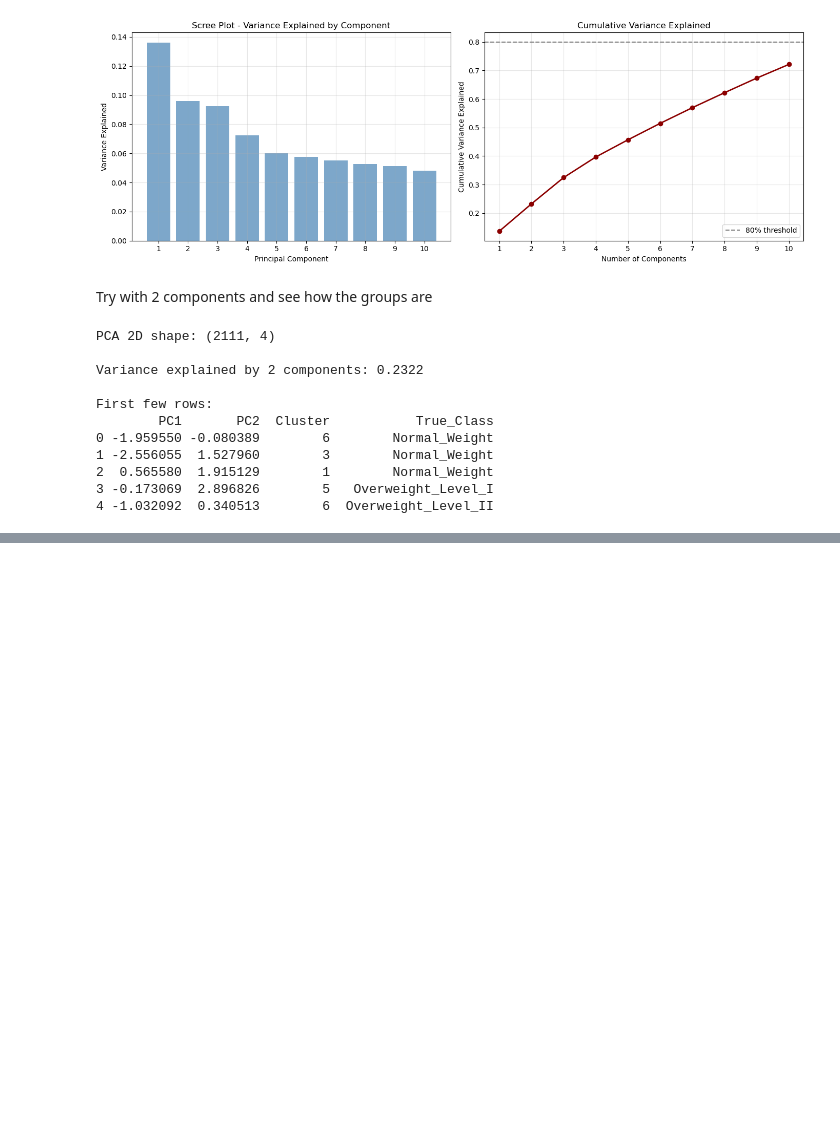
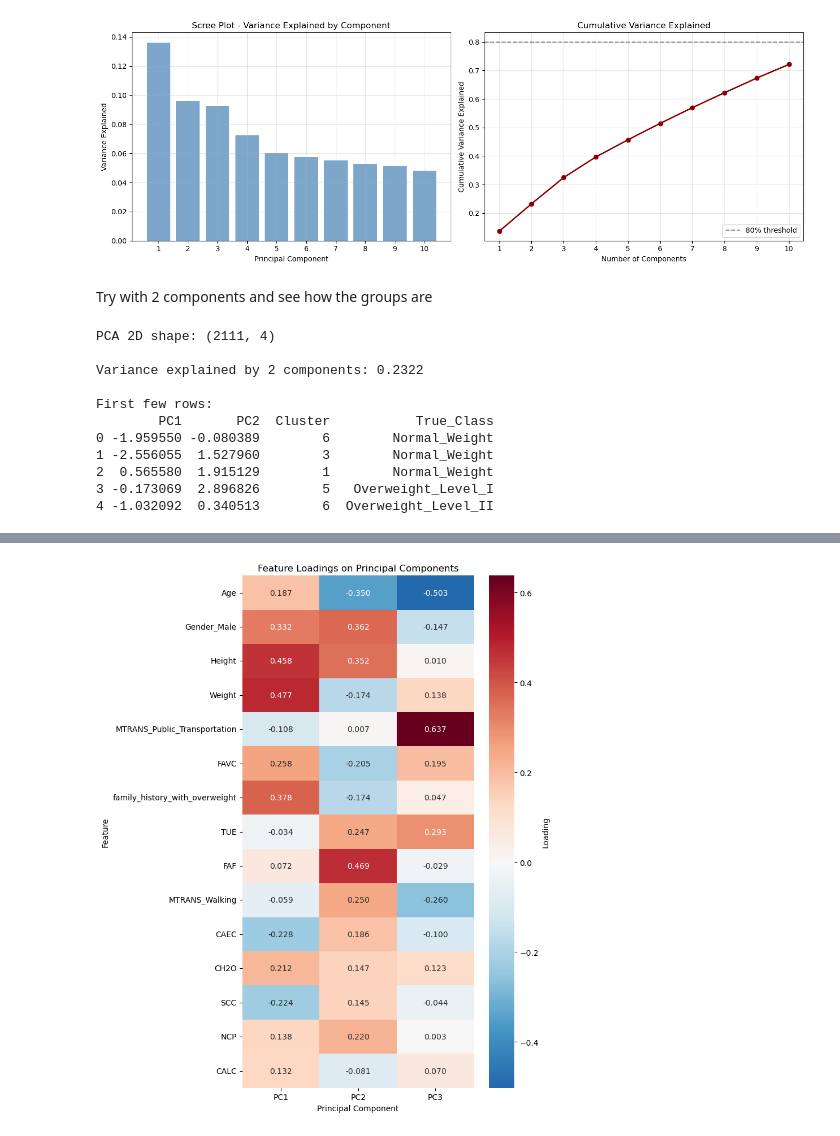
Before and after one commit to r-leeper/scu_obesity_assignment, a Jupyter notebook: cs818_assignment_unsupervised.ipynb, the cells around one changed output, grey strips where cells are left out. Drawn from its saved outputs; the diff is of its cells as text; code cells hidden in the pictures; blank space fills up the shorter version.

```diff
--- a/cs818_assignment_unsupervised.ipynb
+++ b/cs818_assignment_unsupervised.ipynb
@@ -487,0 +529,15 @@ plt.show()
+# %%
+# Get component loadings (feature contributions to PCs)
+components_df = pd.DataFrame(
+    pca_3d.components_.T,
+    columns=['PC1', 'PC2', 'PC3'],
+    index=feature_cols
+)
+
+# Sort by absolute contribution to each PC
+print("Top features contributing to PC1:")
+print(components_df['PC1'].abs().sort_values(ascending=False).head(10))
+print("\nTop features contributing to PC2:")
+print(components_df['PC2'].abs().sort_values(ascending=False).head(10))
+print("\nTop features contributing to PC3:")
+print(components_df['PC3'].abs().sort_values(ascending=False).head(10))
@@ -487,0 +562,17 @@ plt.show()
+# %%
+# Create heatmap of component loadings
+fig, ax = plt.subplots(figsize=(8, 10))
+
+# Get top 15 features by total contribution
+top_features = components_df.abs().sum(axis=1).sort_values(ascending=False).head(15).index
+loadings_subset = components_df.loc[top_features, ['PC1', 'PC2', 'PC3']]
+
+sns.heatmap(loadings_subset, annot=True, fmt='.3f', cmap='RdBu_r', center=0,
+            cbar_kws={'label': 'Loading'}, ax=ax)
+ax.set_title('Feature Loadings on Principal Components')
+ax.set_xlabel('Principal Component')
+ax.set_ylabel('Feature')
+plt.tight_layout()
+plt.show()
+# %% [output]
+[figure, added]
```
Also changed, not shown: parts of 7 cells of this notebook.
